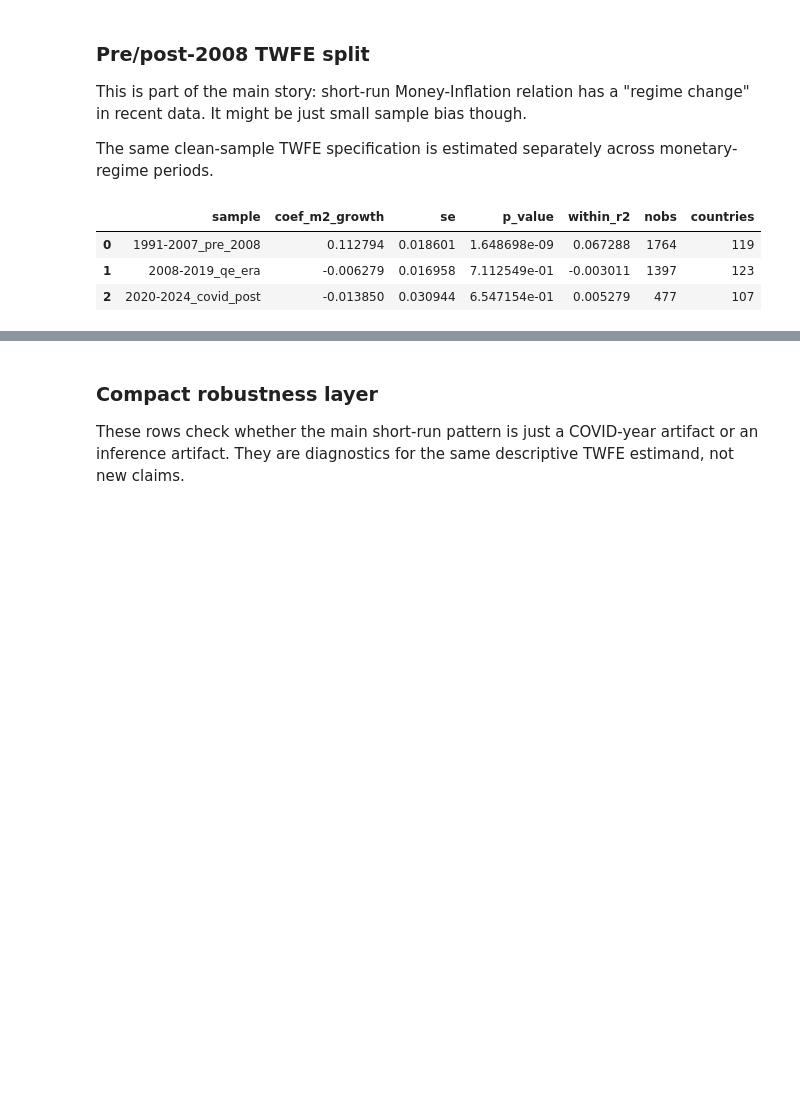
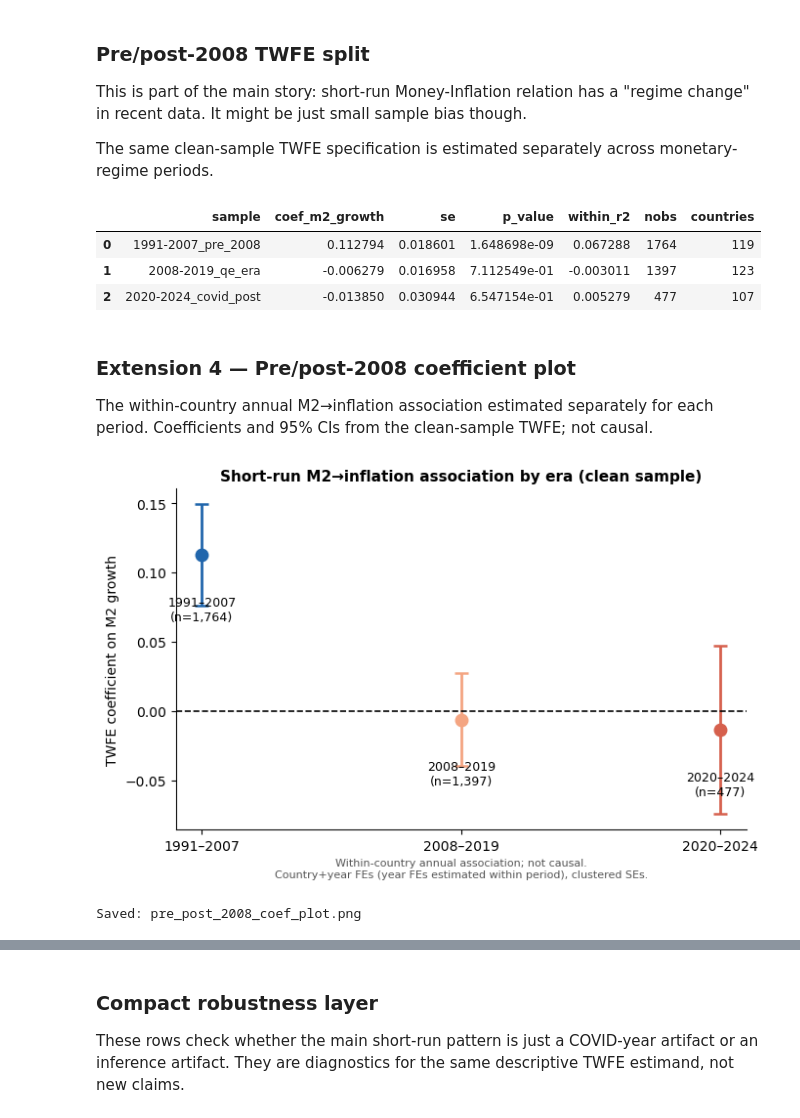
Before and after one commit to 4minutes-chung/monetary-panel-study, a Jupyter notebook: 03_analysis_notebooks/02_money_inflation_twfe.ipynb, the cells around one changed output, grey strips where cells are left out. Cells and saved outputs as stored; diff of their text form; code cells hidden in the pictures; blank space fills up the shorter version.

```diff
--- a/03_analysis_notebooks/02_money_inflation_twfe.ipynb
+++ b/03_analysis_notebooks/02_money_inflation_twfe.ipynb
@@ -210,3 +210,70 @@ display(period_table[["sample", "coef_m2_growth", "se", "p_value", "within_r2",
 | 0 | 1991-2007_pre_2008 | 0.112794 | 0.018601 | 1.648698e-09 | 0.067288 | 1764 | 119 |
 | 1 | 2008-2019_qe_era | -0.006279 | 0.016958 | 7.112549e-01 | -0.003011 | 1397 | 123 |
 | 2 | 2020-2024_covid_post | -0.013850 | 0.030944 | 6.547154e-01 | 0.005279 | 477 | 107 |
+# %% [markdown]
+### Extension 4 — Pre/post-2008 coefficient plot
+
+The within-country annual M2→inflation association estimated separately for each period.
+Coefficients and 95% CIs from the clean-sample TWFE; not causal.
+# %%
+# Extension 4: coefficient plot for pre/post-2008 periods (clean sample)
+# Each period is estimated as a separate TWFE — year FEs are estimated within period, not pooled.
+
+_period_specs = [
+    ("1991–2007", 1991, 2007, "#2166ac"),
+    ("2008–2019", 2008, 2019, "#f4a582"),
+    ("2020–2024", 2020, 2024, "#d6604d"),
+]
+
+_coef_rows = []
+for _label, _y0, _y1, _color in _period_specs:
+    _sub = clean_panel[(clean_panel["year"] >= _y0) & (clean_panel["year"] <= _y1)].copy()
+    _res = fit_inflation_twfe(_sub)
+    _coef_rows.append({
+        "period": _label,
+        "coef": float(_res.params["m2_growth"]),
+        "se":   float(_res.std_errors["m2_growth"]),
+        "pval": float(_res.pvalues["m2_growth"]),
+        "nobs": int(_res.nobs),
+        "color": _color,
+    })
+
+fig, ax = plt.subplots(figsize=(7, 4.5))
+
+for _i, _row in enumerate(_coef_rows):
+    _ci = 1.96 * _row["se"]
+    ax.errorbar(
+        _i, _row["coef"],
+        yerr=_ci,
+        fmt="o", markersize=9,
+        color=_row["color"], ecolor=_row["color"],
+        capsize=5, capthick=1.8, linewidth=2,
+    )
+    ax.annotate(
+        f'{_row["period"]}\n(n={_row["nobs"]:,})',
+        xy=(_i, _row["coef"]),
+        xytext=(0, -48), textcoords="offset points",
+        ha="center", fontsize=9,
+    )
+
+ax.axhline(0, color="black", lw=1.2, linestyle="--")
+ax.set_xticks(range(len(_coef_rows)))
+ax.set_xticklabels([r["period"] for r in _coef_rows], fontsize=10)
+ax.set_ylabel("TWFE coefficient on M2 growth", fontsize=10)
+ax.set_title(
+    "Short-run M2→inflation association by era (clean sample)",
+    fontsize=11, fontweight="bold",
+)
+ax.set_xlabel(
+    "Within-country annual association; not causal.\n"
+    "Country+year FEs (year FEs estimated within period), clustered SEs.",
+    fontsize=8, color="#555555",
+)
+ax.spines[["top", "right"]].set_visible(False)
+plt.tight_layout()
+fig.savefig(FIG_DIR / "pre_post_2008_coef_plot.png", dpi=150, bbox_inches="tight")
+plt.show()
+print("Saved: pre_post_2008_coef_plot.png")
+# %% [output]
+[figure, added]
+Saved: pre_post_2008_coef_plot.png
```
Also changed, not shown: parts of 6 cells of this notebook, 2 other files.
